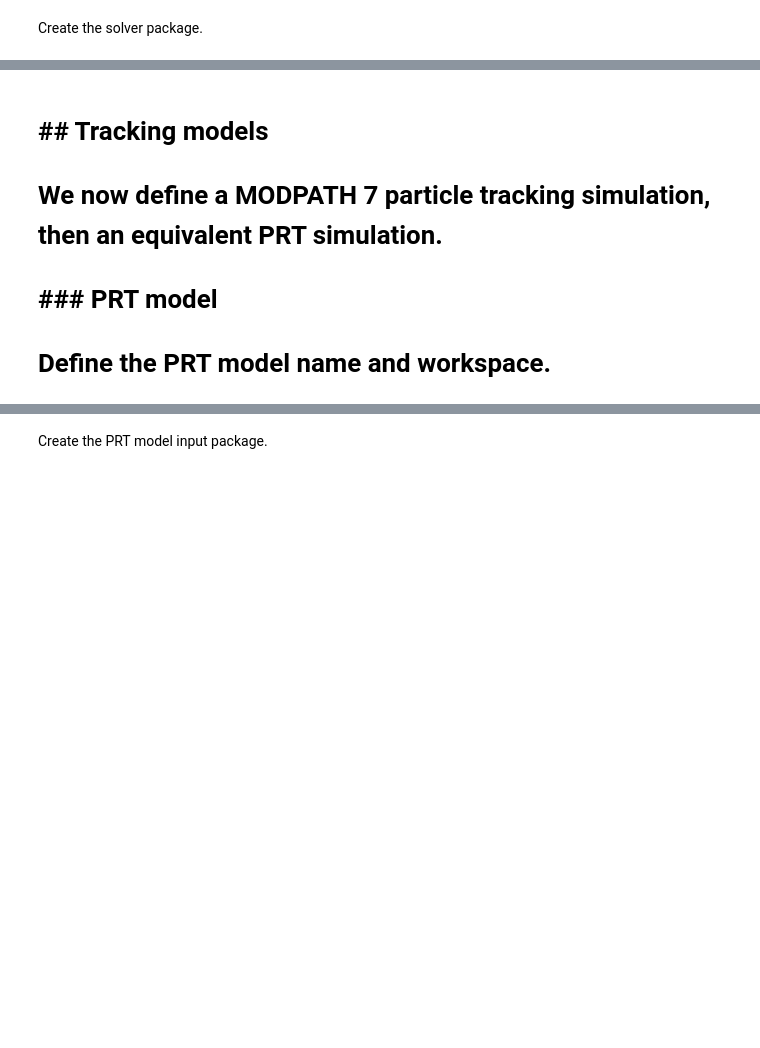
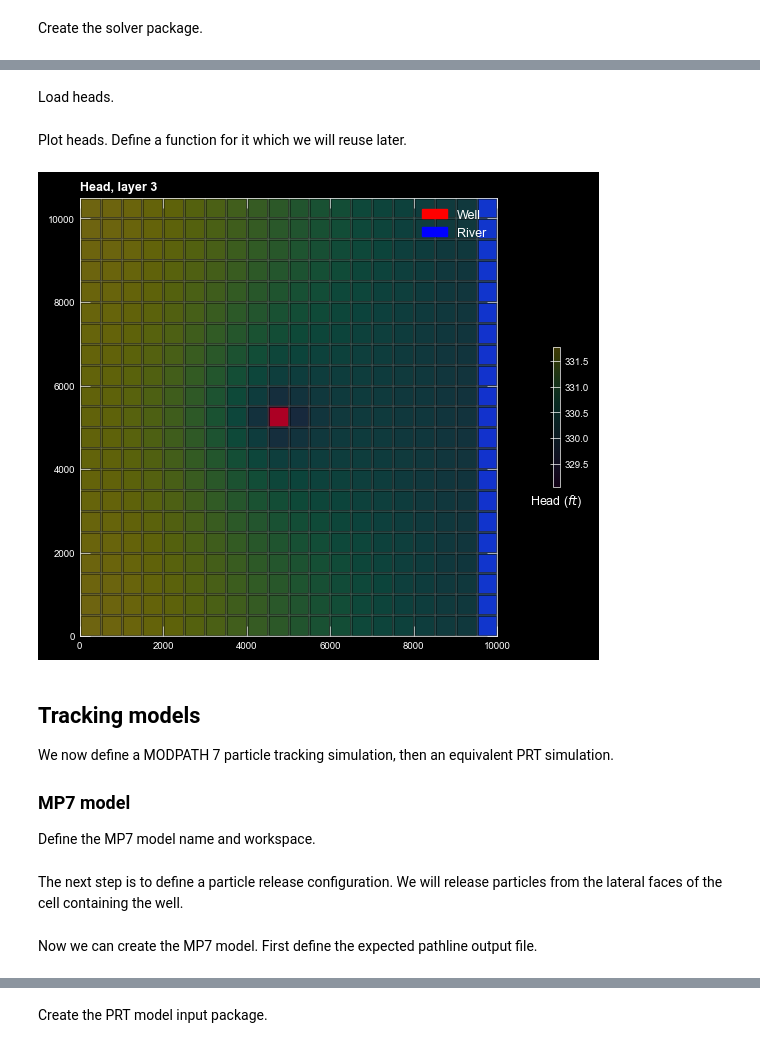
Before and after one commit to jdhughes-usgs/GW3099-2024, a Jupyter notebook: exercises-completed/prt/prt_mp7_ex2.ipynb, the cells around one changed output, grey strips where cells are left out. Cells and saved outputs as stored; diff of their text form; code cells hidden in the pictures; blank space fills up the shorter version.

```diff
--- a/exercises-completed/prt/prt_mp7_ex2.ipynb
+++ b/exercises-completed/prt/prt_mp7_ex2.ipynb
@@ -122,7 +123,7 @@ tdis = flopy.mf6.ModflowTdis(
 Create the flow model.
 # %%
 gwf = flopy.mf6.ModflowGwf(
-    gwf_sim, modelname=gwf_name, model_nam_file="{}.nam".format(gwf_name)
+    gwf_sim, modelname=gwf_name, model_nam_file=f"{gwf_name}.nam"
 )
 gwf.name_file.save_flows = True
 # %% [markdown]
@@ -234,0 +259,2 @@ ims = flopy.mf6.ModflowIms(
+# %% [markdown]
+Load heads.
@@ -235,8 +263,39 @@ ims = flopy.mf6.ModflowIms(
+# %% [markdown]
+Plot heads. Define a function for it which we will reuse later.
+# %%
+from matplotlib.patches import Patch
+
+
+def plot_heads(ax, gwf, heads):
+    mm = flopy.plot.PlotMapView(gwf, ax=ax, layer=2)
+    mm.plot_grid(alpha=0.25)
+    mm.plot_bc("WEL", plotAll=True, color="red")
+    mm.plot_bc("RIV", plotAll=True, color="blue")
+    pc = mm.plot_array(heads, edgecolor="black", alpha=0.25)
+    cb = plt.colorbar(pc, shrink=0.25, pad=0.1)
+    cb.ax.set_xlabel(r"Head ($ft$)")
+    return mm
+
+with flopy.plot.styles.USGSPlot():
+    fig, ax = plt.subplots(ncols=1, nrows=1, figsize=(6, 6))
+    ax.set_aspect("equal")
+    ax.legend(
+            handles=[
+                Patch(color="red", label="Well"),
+                Patch(color="blue", label="River"),
+            ],
+        )
+    fig.tight_layout()
+    flopy.plot.styles.heading(ax, heading="Head, layer 3")
+    plot_heads(ax, gwf, hds[2, :, :])
+    plt.show()
+# %% [output]
+[figure, added]
 # %% [markdown]
-# ## Tracking models
-#
-# We now define a MODPATH 7 particle tracking simulation, then an equivalent PRT simulation.
+## Tracking models
 
-# ### PRT model
+We now define a MODPATH 7 particle tracking simulation, then an equivalent PRT simulation.
 
-# Define the PRT model name and workspace.
+### MP7 model
+
+Define the MP7 model name and workspace.
@@ -242,0 +306,2 @@ ims = flopy.mf6.ModflowIms(
+# %% [markdown]
+The next step is to define a particle release configuration. We will release particles from the lateral faces of the cell containing the well.
@@ -242,0 +320,2 @@ ims = flopy.mf6.ModflowIms(
+# %% [markdown]
+Now we can create the MP7 model. First define the expected pathline output file.
```
Also changed, not shown: parts of 55 cells of this notebook, 2 other files.
